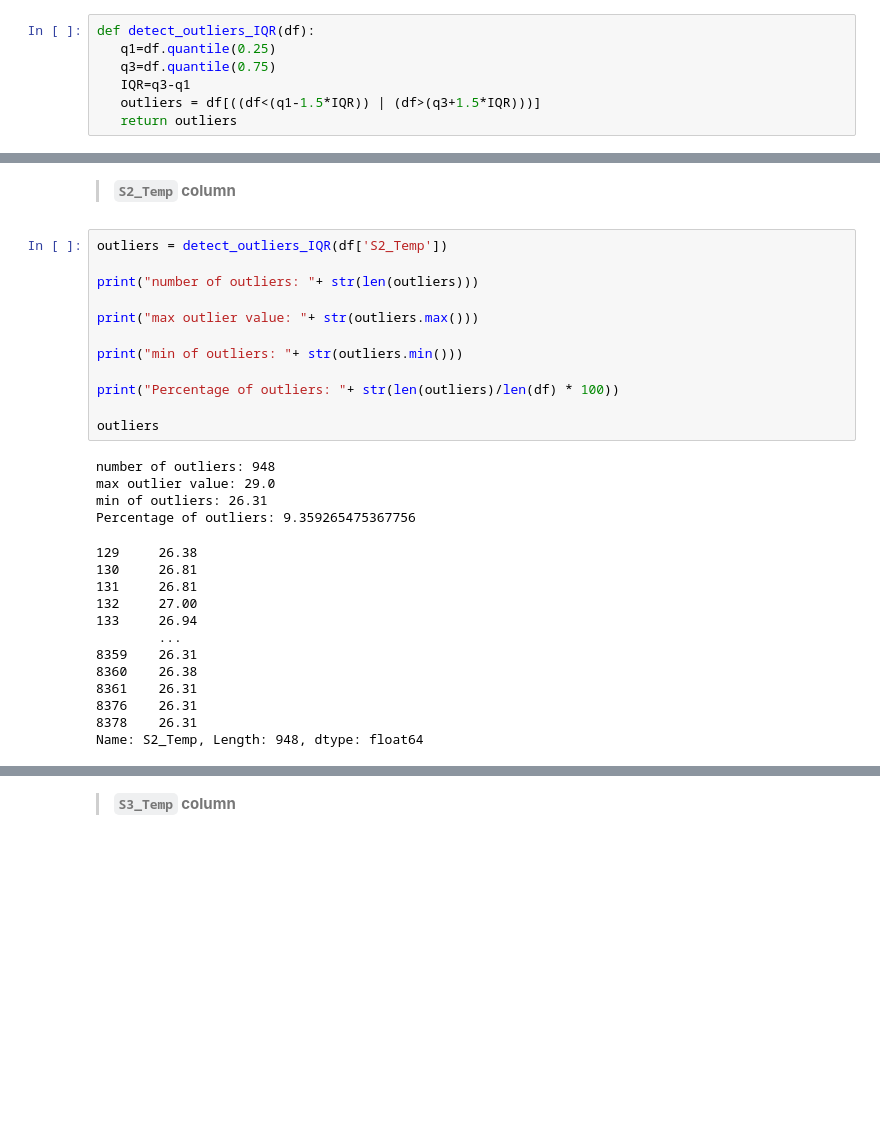
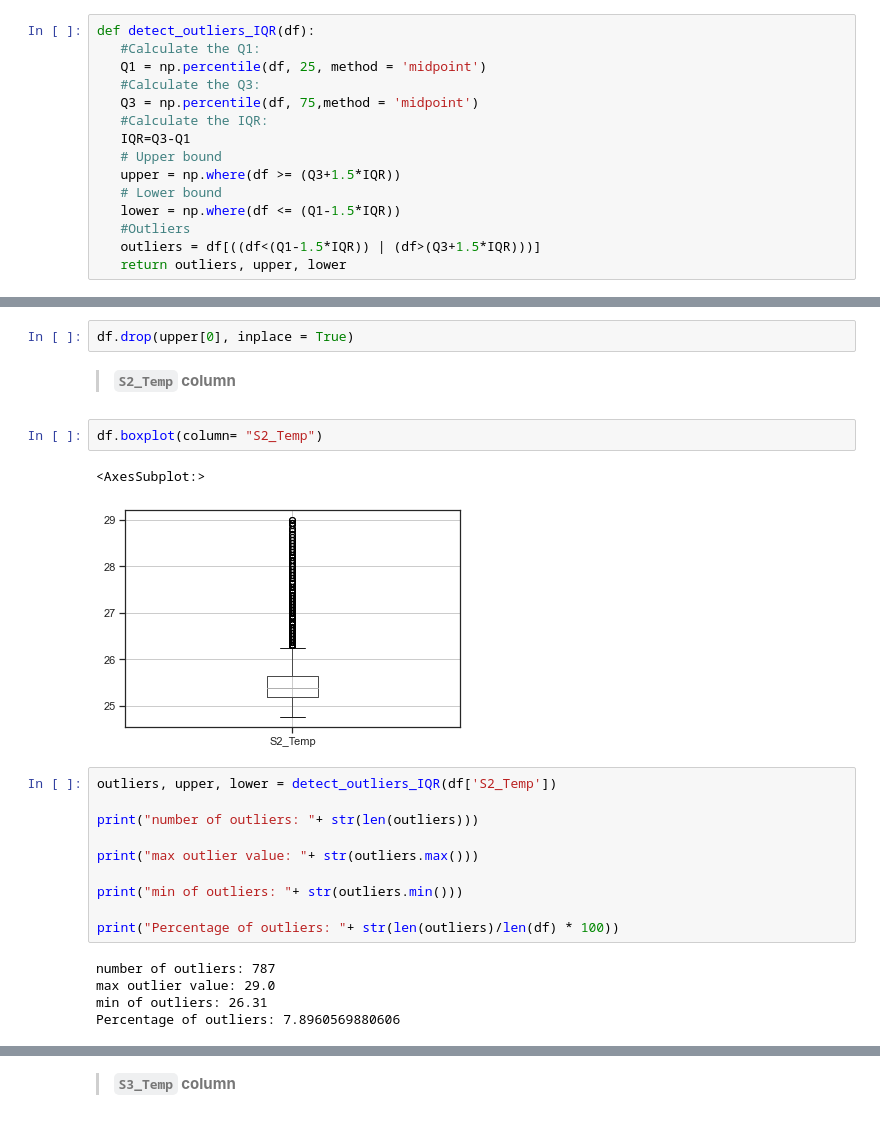
Before and after one commit to ChauHuynh1/Room-Occupancy-Estimation, a Jupyter notebook: EEET2485_GroupProject.ipynb, the cells around one changed output, grey strips where cells are left out. Cells and saved outputs as stored; diff of their text form; blank space fills up the shorter version.

```diff
--- a/EEET2485_GroupProject.ipynb
+++ b/EEET2485_GroupProject.ipynb
@@ -446,9 +415,17 @@ plt.xlim(0,550)
-# %%
-def detect_outliers_IQR(df):
-   q1=df.quantile(0.25)
-   q3=df.quantile(0.75)
-   IQR=q3-q1
-   outliers = df[((df<(q1-1.5*IQR)) | (df>(q3+1.5*IQR)))]
-   return outliers
+# %%
+def detect_outliers_IQR(df):
+   #Calculate the Q1:
+   Q1 = np.percentile(df, 25, method = 'midpoint')
+   #Calculate the Q3:
+   Q3 = np.percentile(df, 75,method = 'midpoint')
+   #Calculate the IQR:
+   IQR=Q3-Q1
+   # Upper bound
+   upper = np.where(df >= (Q3+1.5*IQR))
+   # Lower bound
+   lower = np.where(df <= (Q1-1.5*IQR))
+   #Outliers
+   outliers = df[((df<(Q1-1.5*IQR)) | (df>(Q3+1.5*IQR)))]
+   return outliers, upper, lower
 # %% [markdown]
 > **`S1_Temp` column**
@@ -484,7 +456,14 @@ Name: S1_Temp, Length: 162, dtype: float64
+# %%
+df.drop(upper[0], inplace = True)
 # %% [markdown]
 > **`S2_Temp` column**
+# %%
+df.boxplot(column= "S2_Temp")
+# %% [output]
+<AxesSubplot:>
+[figure, added]
 # %%
-outliers = detect_outliers_IQR(df['S2_Temp'])
+outliers, upper, lower = detect_outliers_IQR(df['S2_Temp'])
 
 print("number of outliers: "+ str(len(outliers)))
 
@@ -493,22 +472,8 @@ print("max outlier value: "+ str(outliers.max()))
 print("min of outliers: "+ str(outliers.min()))
 
 print("Percentage of outliers: "+ str(len(outliers)/len(df) * 100))
-
-outliers
 # %% [output]
-number of outliers: 948
+number of outliers: 787
 max outlier value: 29.0
 min of outliers: 26.31
-Percentage of outliers: 9.359265475367756
+Percentage of outliers: 7.8960569880606
-129     26.38
-130     26.81
-131     26.81
-132     27.00
-133     26.94
-        ...
-8359    26.31
-8360    26.38
-8361    26.31
-8376    26.31
-8378    26.31
-Name: S2_Temp, Length: 948, dtype: float64
```
Also changed, not shown: parts of 110 cells of this notebook, 1 other file.
